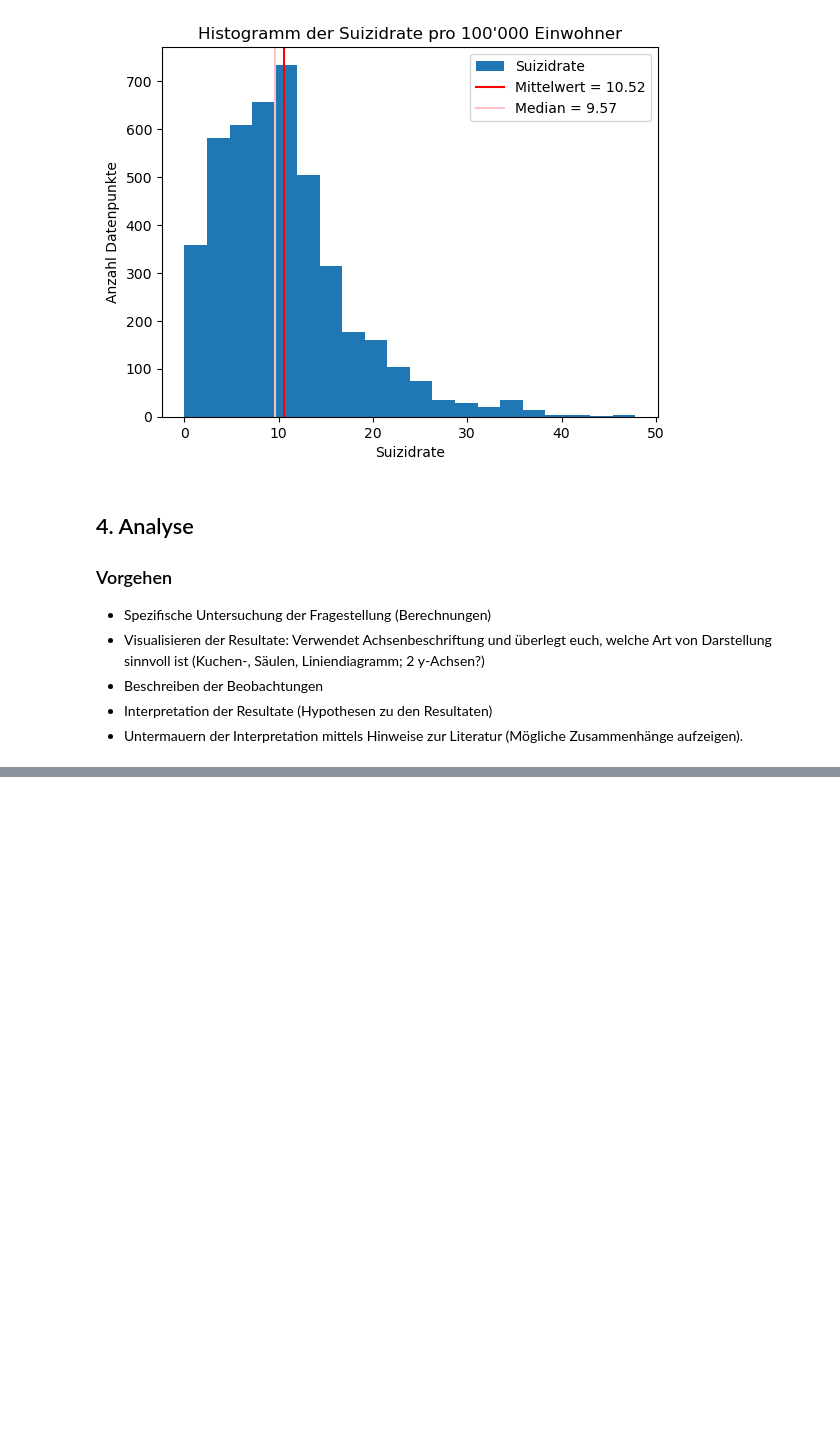
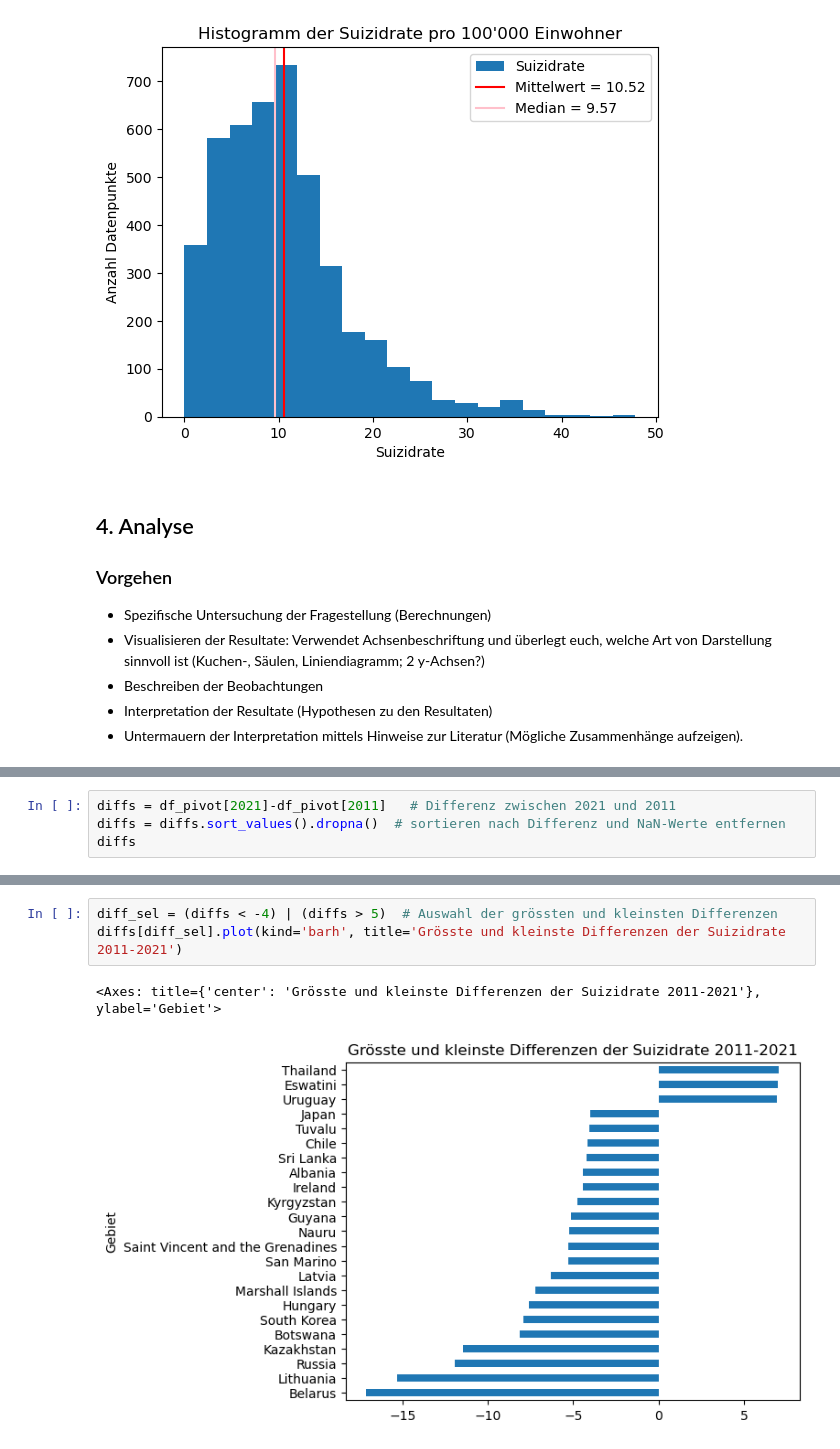
Before and after one commit to cardoali/BMLD-Python, a Jupyter notebook: Grundgerüst_Leistungsnachweis.ipynb, the cells around one changed output, grey strips where cells are left out. Drawn from its saved outputs; the diff is of its cells as text; blank space fills up the shorter version.

```diff
--- a/Grundgerüst_Leistungsnachweis.ipynb
+++ b/Grundgerüst_Leistungsnachweis.ipynb
@@ -205,0 +212,4 @@ g.legend()
+# %%
+diffs = df_pivot[2021]-df_pivot[2011]   # Differenz zwischen 2021 und 2011
+diffs = diffs.sort_values().dropna()  # sortieren nach Differenz und NaN-Werte entfernen
+diffs
@@ -205,0 +230,6 @@ g.legend()
+# %%
+diff_sel = (diffs < -4) | (diffs > 5)  # Auswahl der grössten und kleinsten Differenzen
+diffs[diff_sel].plot(kind='barh', title='Grösste und kleinste Differenzen der Suizidrate 2011-2021')
+# %% [output]
+<Axes: title={'center': 'Grösste und kleinste Differenzen der Suizidrate 2011-2021'}, ylabel='Gebiet'>
+[figure, added]
```
Also changed, not shown: parts of 3 cells of this notebook.
